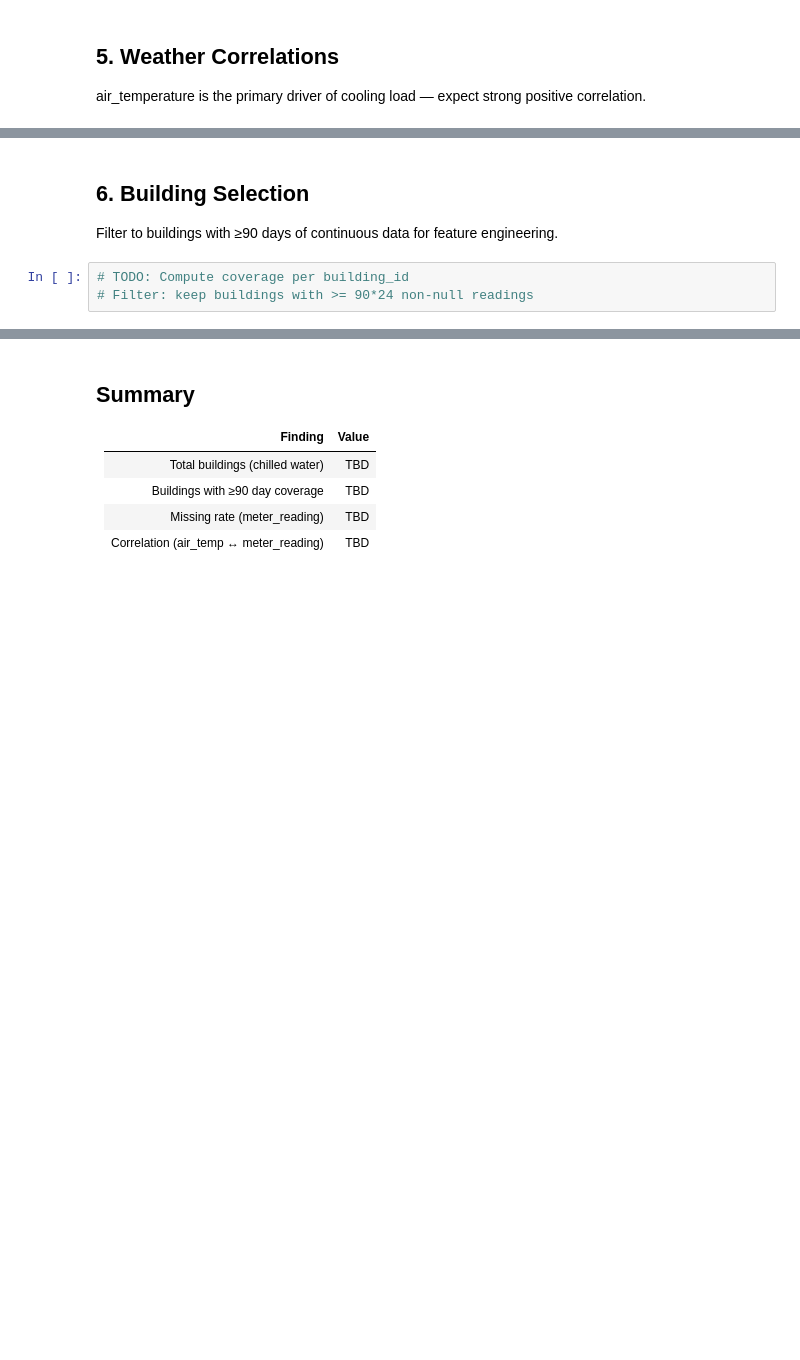
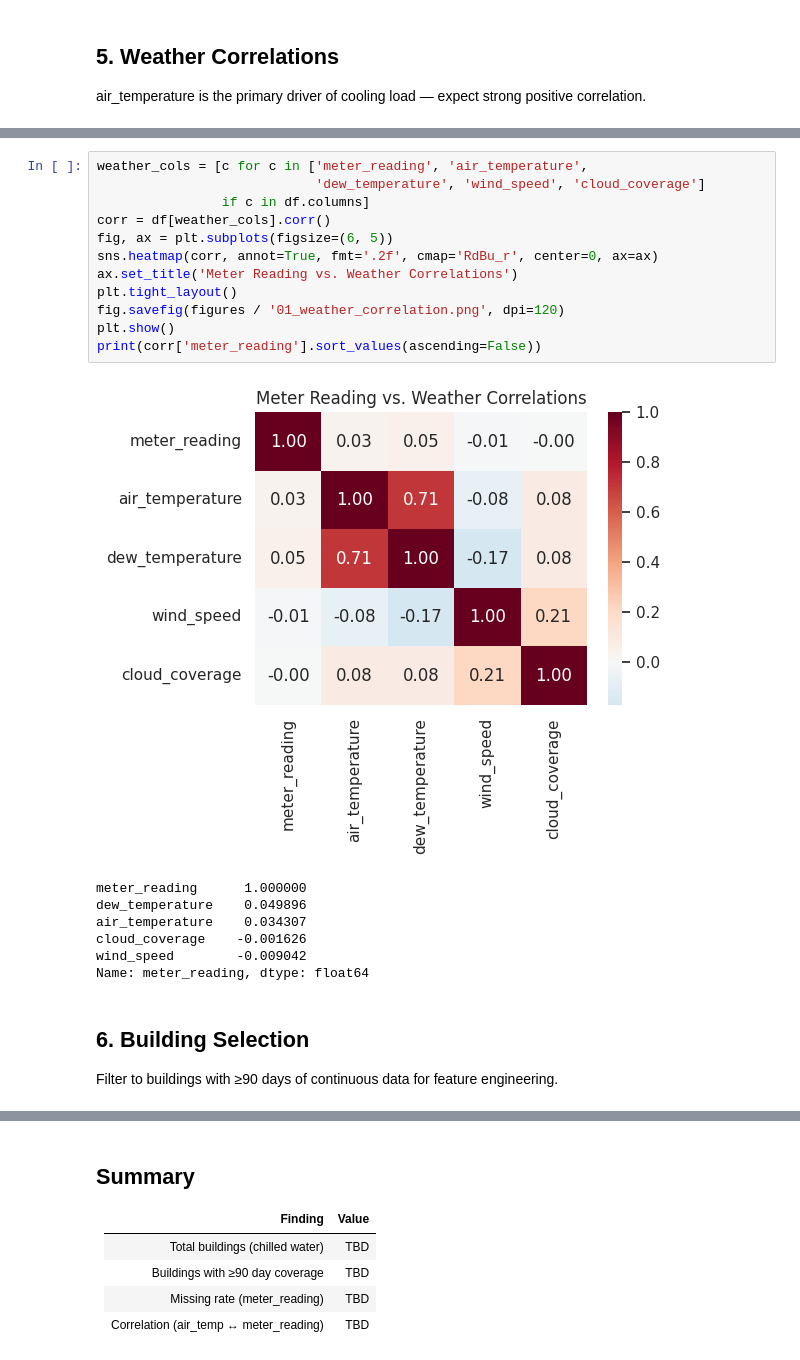
Before and after one commit to aalias01/hvac-equipment-health, a Jupyter notebook: notebooks/01_eda.ipynb, the cells around one changed output, grey strips where cells are left out. Cells and saved outputs as stored; diff of their text form; blank space fills up the shorter version.

```diff
--- a/notebooks/01_eda.ipynb
+++ b/notebooks/01_eda.ipynb
@@ -70,7 +99,24 @@ air_temperature is the primary driver of cooling load — expect strong positive
+# %%
+weather_cols = [c for c in ['meter_reading', 'air_temperature',
+                            'dew_temperature', 'wind_speed', 'cloud_coverage']
+                if c in df.columns]
+corr = df[weather_cols].corr()
+fig, ax = plt.subplots(figsize=(6, 5))
+sns.heatmap(corr, annot=True, fmt='.2f', cmap='RdBu_r', center=0, ax=ax)
+ax.set_title('Meter Reading vs. Weather Correlations')
+plt.tight_layout()
+fig.savefig(figures / '01_weather_correlation.png', dpi=120)
+plt.show()
+print(corr['meter_reading'].sort_values(ascending=False))
+# %% [output]
+[figure, added]
+meter_reading      1.000000
+dew_temperature    0.049896
+air_temperature    0.034307
+cloud_coverage    -0.001626
+wind_speed        -0.009042
+Name: meter_reading, dtype: float64
 # %% [markdown]
 ## 6. Building Selection
 
 Filter to buildings with ≥90 days of continuous data for feature engineering.
-# %%
-# TODO: Compute coverage per building_id
-# Filter: keep buildings with >= 90*24 non-null readings
```
Also changed, not shown: parts of 8 cells of this notebook, 22 other files.
